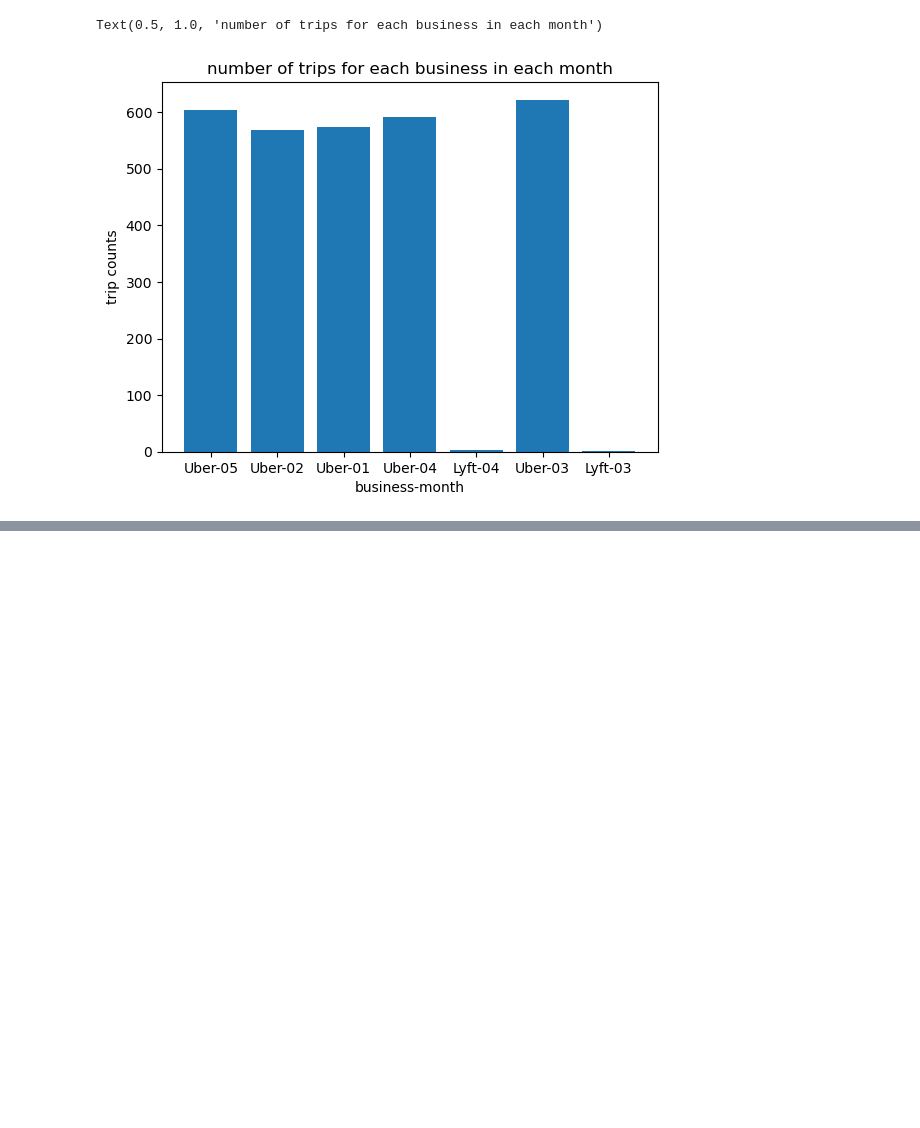
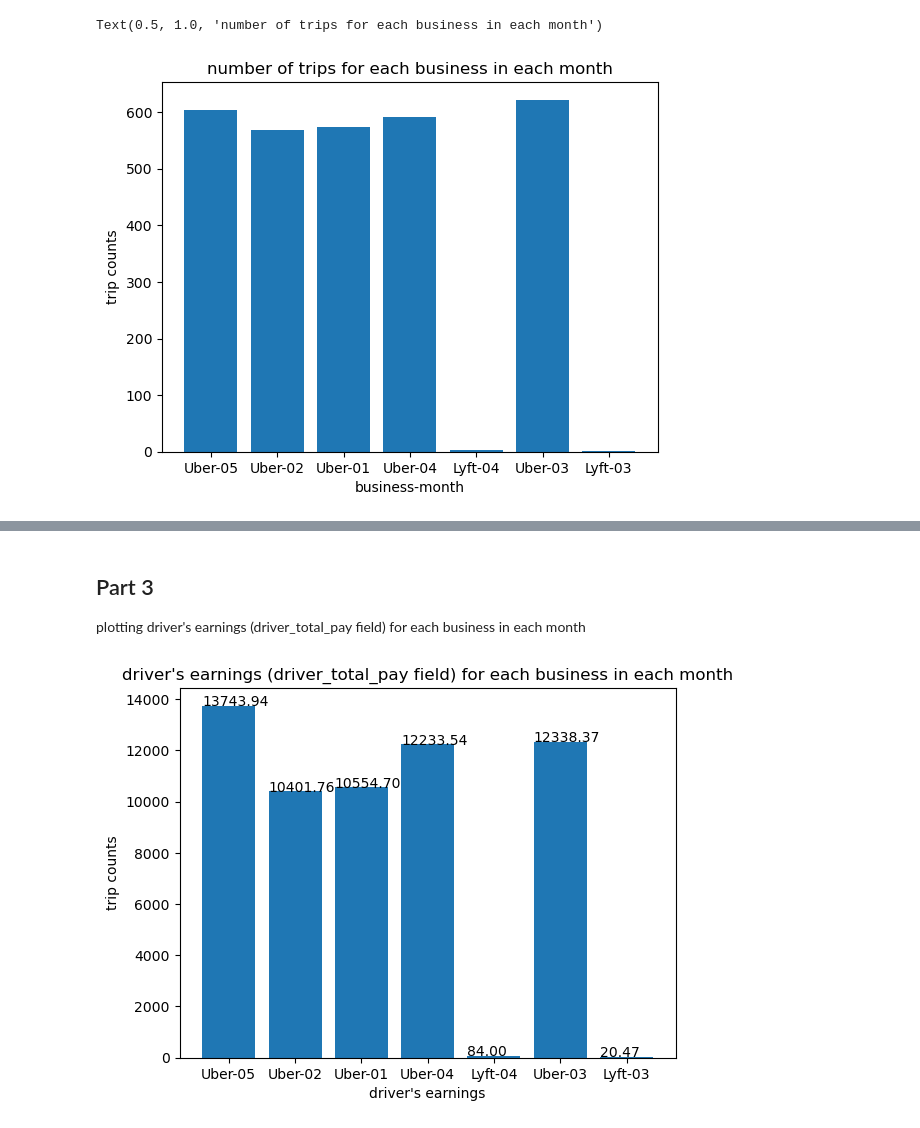
Before and after one commit to dibahk/Big-Data-Processing-Coursework, a Jupyter notebook: plotting.ipynb, the cells around one changed output, grey strips where cells are left out. Saved outputs shown, nothing was run; the diff lists cells and outputs as text; code cells hidden in the pictures; blank space fills up the shorter version.

```diff
--- a/plotting.ipynb
+++ b/plotting.ipynb
@@ -32,0 +63,32 @@ JSONDecodeError: Expecting value: line 1 column 1 (char 0)
+# %% [markdown]
+## Part 3
+
+plotting  driver's earnings (driver_total_pay field) for each business in each month
+# %%
+import matplotlib.pyplot as plt
+import ast
+
+# Read the data from the text file
+with open("output/taskTwo_3.txt") as f:
+    data_string = f.read()
+
+# Convert the string into a Python list using ast.literal_eval
+data = ast.literal_eval(data_string)
+
+plt.figure()
+nums = []
+names = []
+# for accessing the required data for plotting
+for item in data:
+  nums.append(item[1])
+  names.append('{}-{}'.format(item[0][0], item[0][1]))
+# plotting
+bars = plt.bar(names, nums, width=0.8)
+plt.ylabel('trip counts')
+plt.xlabel("driver's earnings")
+plt.title("driver's earnings (driver_total_pay field) for each business in each month")
+for bar in bars:
+    yval = bar.get_height()
+    plt.text(bar.get_x(), yval + .005, '{:.2f}'.format(yval))
+# %% [output]
+[figure, added]
```
Also changed, not shown: parts of 5 cells of this notebook.
